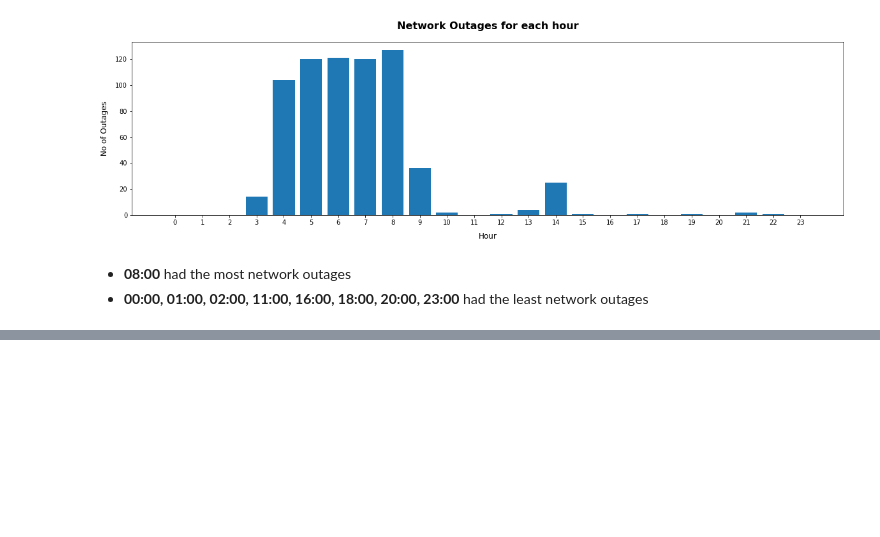
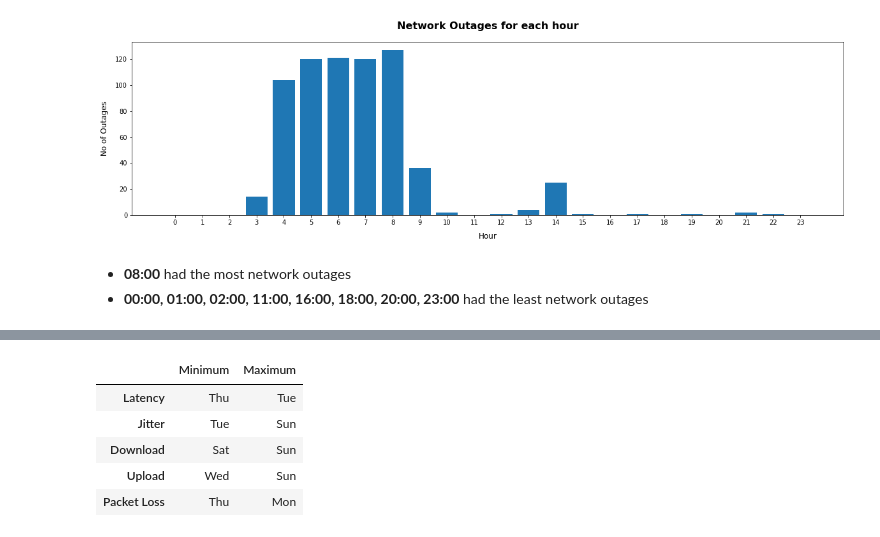
Before and after one commit to shanthiii/Internet-Analysis-Project, a Jupyter notebook: Internet_Analysis.ipynb, the cells around one changed output, grey strips where cells are left out. Drawn from its saved outputs; the diff is of its cells as text; code cells hidden in the pictures; blank space fills up the shorter version.

```diff
--- a/Internet_Analysis.ipynb
+++ b/Internet_Analysis.ipynb
@@ -147,0 +163,9 @@ plt.show()
+# %%
+display(pd.DataFrame({'Minimum':day_analytics.idxmin(),'Maximum':day_analytics.idxmax()}))
+# %% [output]
+|  | Minimum | Maximum |
+| Latency | Thu | Tue |
+| Jitter | Tue | Sun |
+| Download | Sat | Sun |
+| Upload | Wed | Sun |
+| Packet Loss | Thu | Mon |
```
Also changed, not shown: parts of 7 cells of this notebook.
